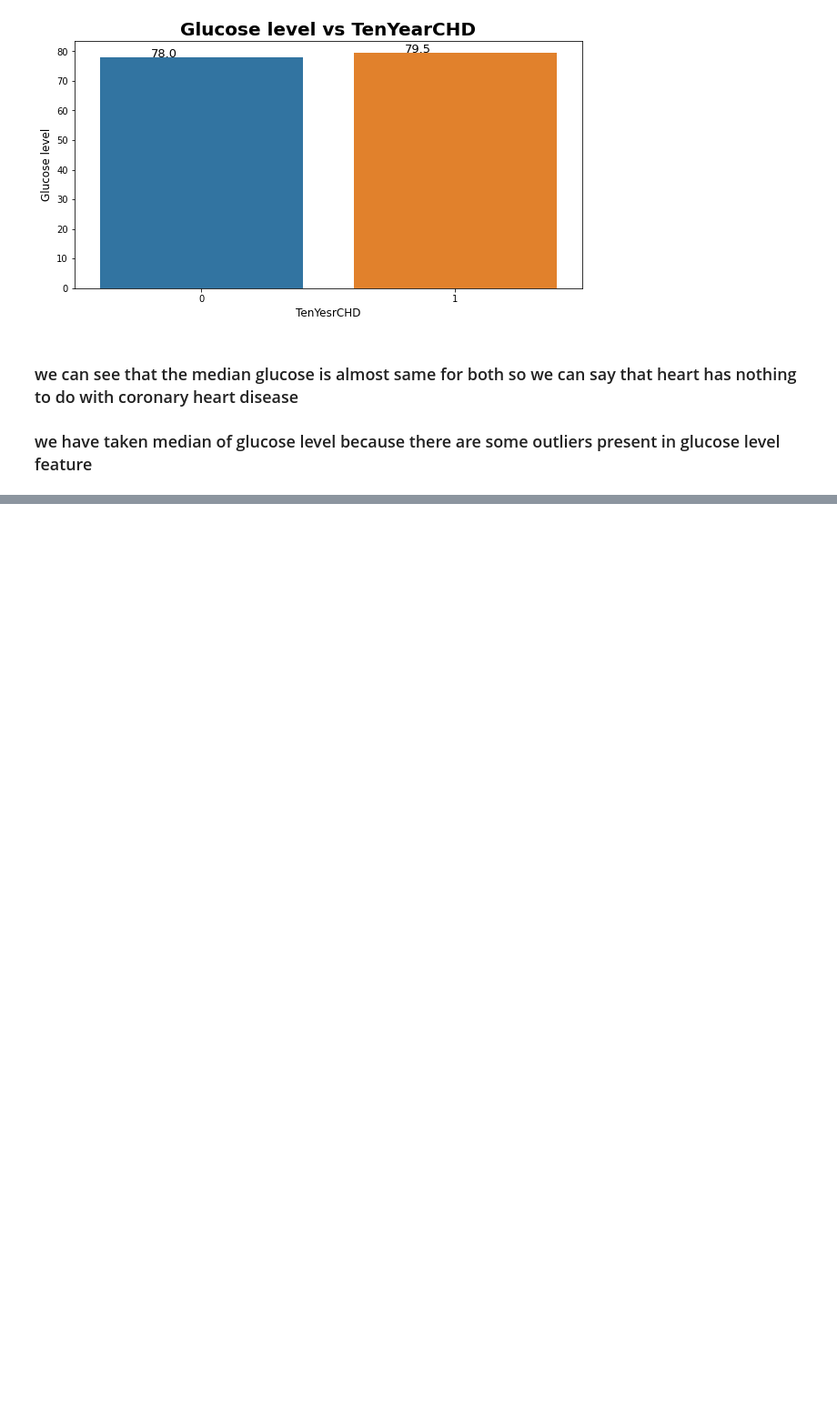
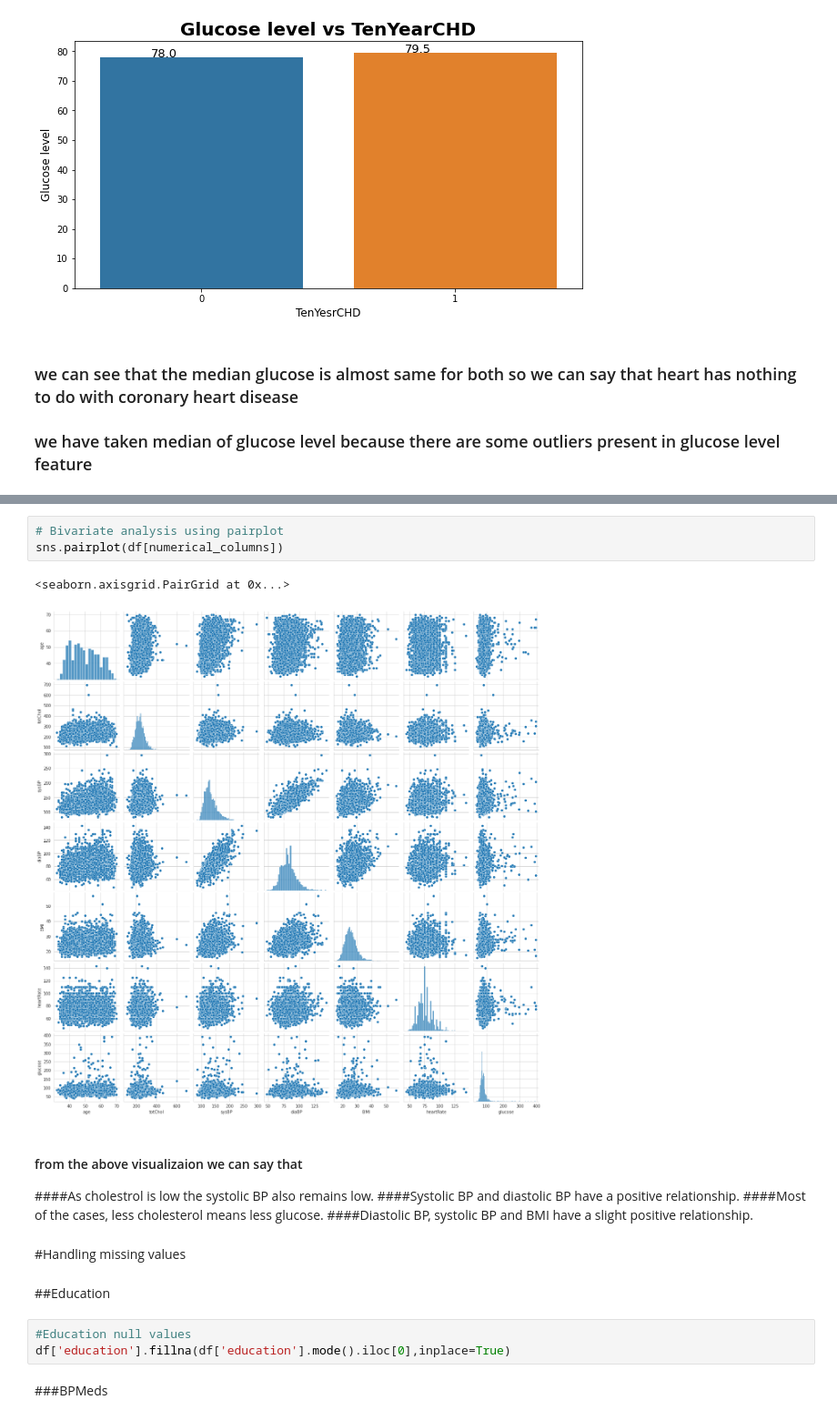
Before and after one commit to Kishan459/Cardiovascular-Rist-Prediction, a Jupyter notebook: Cardiovascular_Rist_Prediction.ipynb, the cells around one changed output, grey strips where cells are left out. Shown at 91% size. Cells and saved outputs as stored; diff of their text form; blank space fills up the shorter version.

```diff
--- a/Cardiovascular_Rist_Prediction.ipynb
+++ b/Cardiovascular_Rist_Prediction.ipynb
@@ -854,0 +886,21 @@ plt.show()
+# %%
+# Bivariate analysis using pairplot
+sns.pairplot(df[numerical_columns])
+# %% [output]
+<seaborn.axisgrid.PairGrid at 0x...>
+[figure, added]
+# %% [markdown]
+#### from the above visualizaion we can say that
+####As cholestrol is low the systolic BP also remains low.
+####Systolic BP and diastolic BP have a positive relationship.
+####Most of the cases, less cholesterol means less glucose.
+####Diastolic BP, systolic BP and BMI have a slight positive relationship.
+# %% [markdown]
+#Handling missing values
+# %% [markdown]
+##Education
+# %%
+#Education null values
+df['education'].fillna(df['education'].mode().iloc[0],inplace=True)
+# %% [markdown]
+###BPMeds
```
Also changed, not shown: parts of 79 cells of this notebook.
